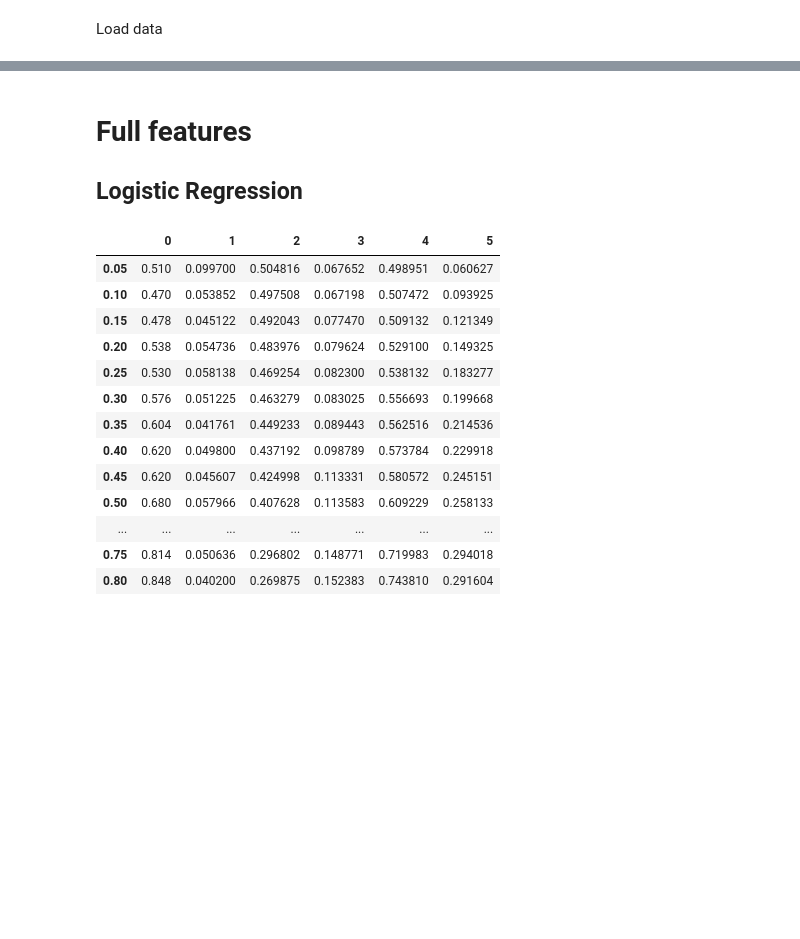
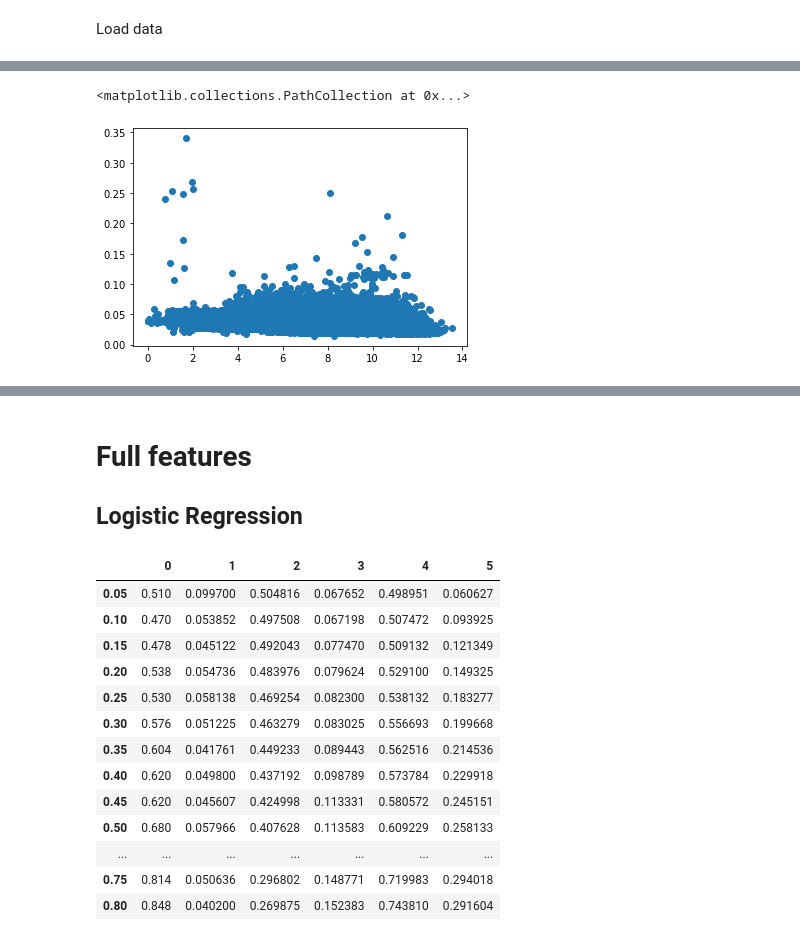
Before and after one commit to RenlyH/AttentionSet-cell-painting, a Jupyter notebook: base_exp.ipynb, the cells around one changed output, grey strips where cells are left out. Saved outputs shown, nothing was run; the diff lists cells and outputs as text; code cells hidden in the pictures; blank space fills up the shorter version.

```diff
--- a/base_exp.ipynb
+++ b/base_exp.ipynb
@@ -27,0 +33,6 @@ mini_data = pd.read_csv("mini_moa_data_drop_NA.csv", index_col = 0)
+# %%
+plt.scatter(drop_NA_data['Texture_Entropy_Tubulin_5_00_Cytoskeleton'],
+            drop_NA_data['Intensity_MeanIntensityEdge_DNA_Nuclei'])
+# %% [output]
+<matplotlib.collections.PathCollection at 0x...>
+[figure, added]
```
Also changed, not shown: parts of 5 cells of this notebook, 3 other files.
